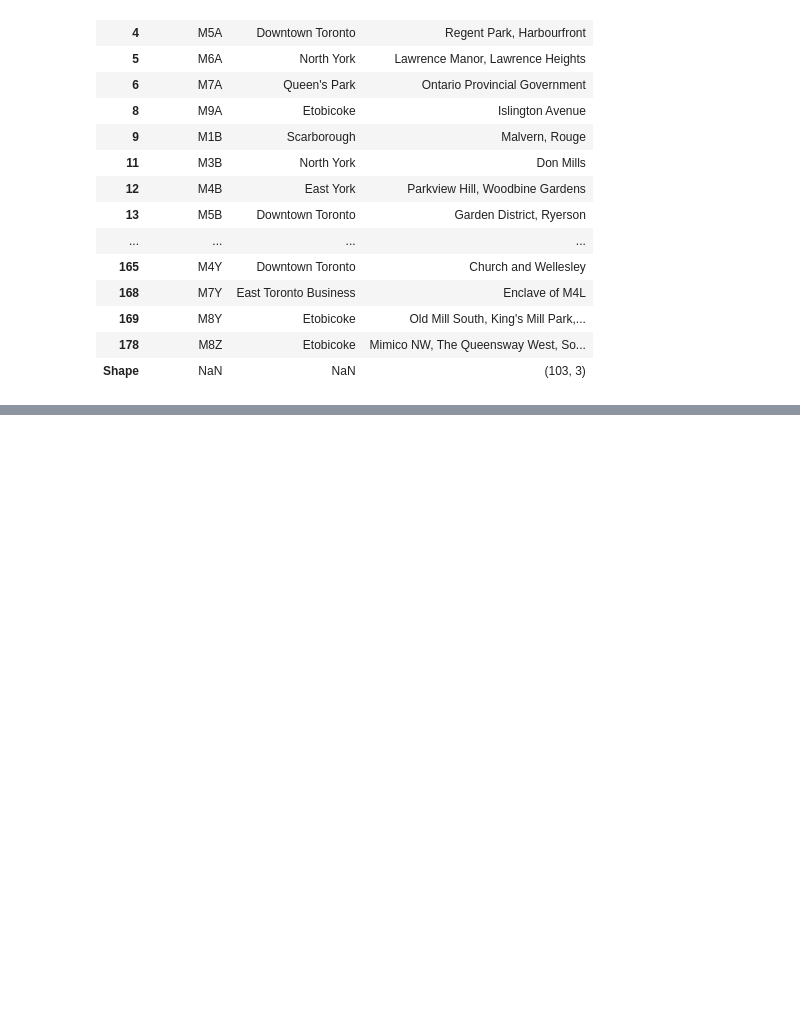
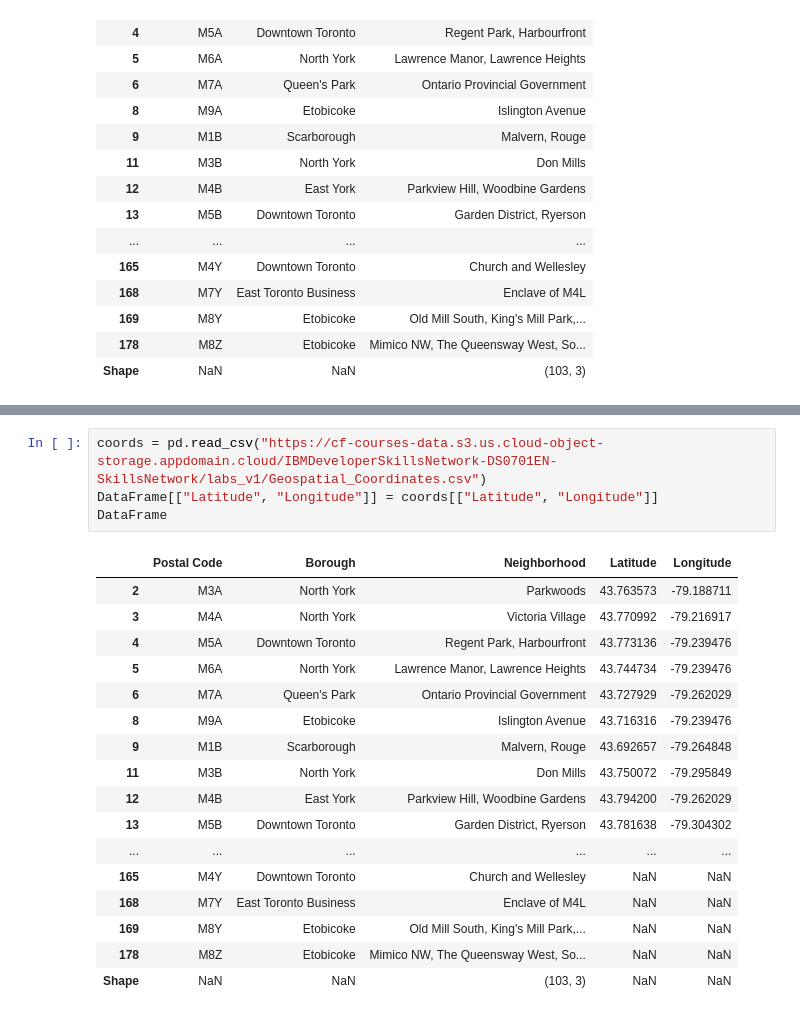
Before and after one commit to AngelMartiLink/Coursera_Capstone, a Jupyter notebook: Segmenting and Clustering Neighborhoods in Toronto.ipynb, the cells around one changed output, grey strips where cells are left out. Drawn from its saved outputs; the diff is of its cells as text; blank space fills up the shorter version.

```diff
--- a/Segmenting and Clustering Neighborhoods in Toronto.ipynb
+++ b/Segmenting and Clustering Neighborhoods in Toronto.ipynb
@@ -247,0 +135,22 @@ neighborhoods
+# %%
+coords = pd.read_csv("https://cf-courses-data.s3.us.cloud-object-storage.appdomain.cloud/IBMDeveloperSkillsNetwork-DS0701EN-SkillsNetwork/labs_v1/Geospatial_Coordinates.csv")
+DataFrame[["Latitude", "Longitude"]] = coords[["Latitude", "Longitude"]]
+DataFrame
+# %% [output]
+|  | Postal Code | Borough | Neighborhood | Latitude | Longitude |
+| 2 | M3A | North York | Parkwoods | 43.763573 | -79.188711 |
+| 3 | M4A | North York | Victoria Village | 43.770992 | -79.216917 |
+| 4 | M5A | Downtown Toronto | Regent Park, Harbourfront | 43.773136 | -79.239476 |
+| 5 | M6A | North York | Lawrence Manor, Lawrence Heights | 43.744734 | -79.239476 |
+| 6 | M7A | Queen's Park | Ontario Provincial Government | 43.727929 | -79.262029 |
+| 8 | M9A | Etobicoke | Islington Avenue | 43.716316 | -79.239476 |
+| 9 | M1B | Scarborough | Malvern, Rouge | 43.692657 | -79.264848 |
+| 11 | M3B | North York | Don Mills | 43.750072 | -79.295849 |
+| 12 | M4B | East York | Parkview Hill, Woodbine Gardens | 43.794200 | -79.262029 |
+| 13 | M5B | Downtown Toronto | Garden District, Ryerson | 43.781638 | -79.304302 |
+| ... | ... | ... | ... | ... | ... |
+| 165 | M4Y | Downtown Toronto | Church and Wellesley | NaN | NaN |
+| 168 | M7Y | East Toronto Business | Enclave of M4L | NaN | NaN |
+| 169 | M8Y | Etobicoke | Old Mill South, King's Mill Park,... | NaN | NaN |
+| 178 | M8Z | Etobicoke | Mimico NW, The Queensway West, So... | NaN | NaN |
+| Shape | NaN | NaN | (103, 3) | NaN | NaN |
```
Also changed, not shown: parts of 4 cells of this notebook.
